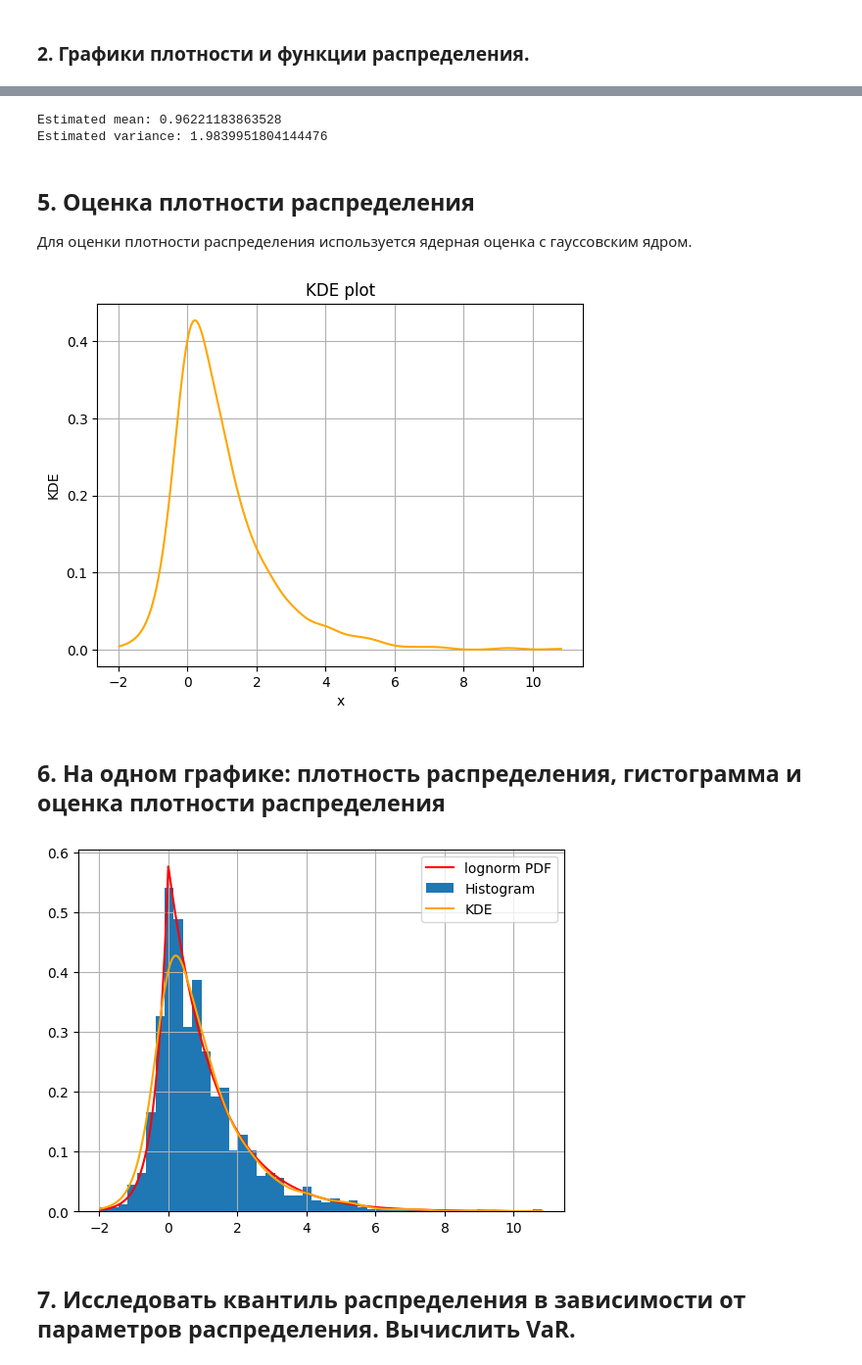
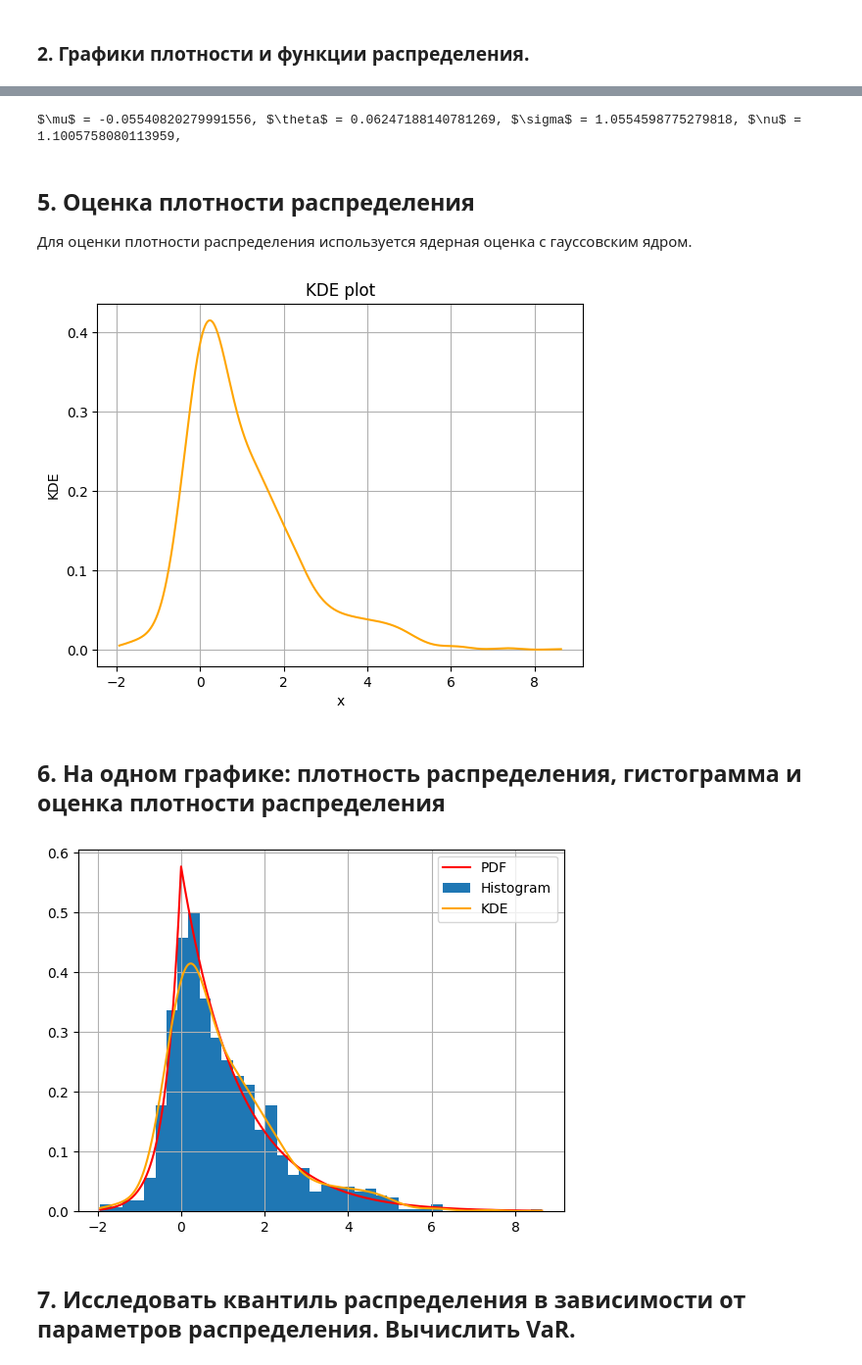
Before and after one commit to Klimentij-Kvl/famcs-archive, a Jupyter notebook: 3-year/Statistical Analysis of Time Series/lab2_kovalevskij.ipynb, the cells around one changed output, grey strips where cells are left out. Shown at 98% size. Cells and saved outputs as stored; diff of their text form; code cells hidden in the pictures.

```diff
--- a/3-year/Statistical Analysis of Time Series/lab2_kovalevskij.ipynb
+++ b/3-year/Statistical Analysis of Time Series/lab2_kovalevskij.ipynb
@@ -23,11 +23,13 @@ from scipy import stats
 from scipy.integrate import quad
 
 MU: float = 0
-THETA: float = 1
+THETA: float = 0
 SIGMA: float = 1
 NU: float = 1
-MU_ARR: list[float] = [0, 1, 2]
-SIGMA_ARR: list[float] = [0.2, 1, 2]
+MU_ARR: list[float] = [-2, 0, 2]
+THETA_ARR: list[float] = [0, 1, 2]
+SIGMA_ARR: list[float] = [1, 2, 3]
+NU_ARR: list[float] = [0.5, 1, 1.5]
 # %% [markdown]
 Класс для работы с логнормальным распределением: заданные плотность распределения, функция распределения и алгоритм, используемый для генерации случайных величин из распределения Variance Gamma.
 # %%
@@ -149,0 +187,25 @@ plt.show()
+# %%
+
+x: np.ndarray = np.linspace(-10, 10, 1000)
+
+for i in NU_ARR:
+    distr = VarianceGamma(MU, THETA, SIGMA, i)
+    y = distr.pdf(x)
+    plt.plot(x, y, label=rf"$\nu$={i}")
+plt.xlabel("x")
+plt.ylabel("Probability density")
+plt.title("Variance Gamma distribution PDF")
+plt.grid(True)
+plt.legend()
+plt.show()
+
+for i in NU_ARR:
+    distr = VarianceGamma(MU, THETA, SIGMA, i)
+    y = distr.cdf(x)
+    plt.plot(x, y, label=rf"$\nu$={i}")
+plt.xlabel("x")
+plt.ylabel("Cumulative function")
+plt.title("Variance Gamma distribution CDF")
+plt.grid(True)
+plt.legend()
+plt.show()
@@ -159,10 +228,3 @@ plt.show()
 distr = VarianceGamma(MU, THETA, SIGMA, NU)
 
 sample = distr.rvs(1000)
-
-x = np.linspace(min(sample), max(sample), 1000)
-y = [distr.pdf(i) for i in x]
-
-y_cdf = distr.cdf(x)
-ks_stat, ks_p_value = stats.kstest(sample, distr.cdf)
-print(f"Kolmogorov-Smirnov test: statistic={ks_stat}, p-value={ks_p_value}")
@@ -175,9 +240,30 @@ Kolmogorov-Smirnov test: statistic=0.014659196466311308, p-value=0.9805383378535
 # %%
-print(f"Estimated mean: {np.mean(sample)}")
-print(f"Estimated variance: {np.var(sample)}")
+from scipy.optimize import fsolve
+from scipy.optimize import minimize
+
+def moments_method(sample: np.ndarray):
+    sample_np = np.asarray(sample)
+    m1 = np.mean(sample_np)
+    m2 = np.mean((sample_np - m1)**2)
+    m3 = np.mean((sample_np - m1)**3)
+    m4 = np.mean((sample_np - m1)**4)
+
+    def system(vars):
+        mu, theta, sigma, nu = vars
+        eq1 = -m1 + mu + theta
+        eq2 = -m2 + sigma ** 2 + theta ** 2 * nu
+        eq3 = -m3 + theta * nu * (2 * theta ** 2 * nu + 3 * sigma ** 2)
+        eq4 = -m4 + 3*sigma**4*(1+nu) + 6*theta**2 * sigma**2 * nu * (1+2*nu) + 3*theta**4 * nu**2 * (1+2*nu)
+        return [eq1, eq2, eq3, eq4]
+
+    root = fsolve(system, [0, 0, 1, 1])
+
+    return {"mu": root[0], "theta": root[1], "sigma": root[2], "nu": root[3]}
+
+moments = moments_method(sample)
+print(rf"$\mu$ = {moments["mu"]}, $\theta$ = {moments["theta"]}, $\sigma$ = {moments["sigma"]}, $\nu$ = {moments["nu"]}, ")
 # %% [output]
-Estimated mean: 0.96221183863528
-Estimated variance: 1.9839951804144476
+$\mu$ = -0.05540820279991556, $\theta$ = 0.06247188140781269, $\sigma$ = 1.0554598775279818, $\nu$ = 1.1005758080113959,
 # %% [markdown]
 ## 5. Оценка плотности распределения
 
@@ -193,24 +279,24 @@ plt.title("KDE plot")
 plt.grid()
 plt.show()
 # %% [output]
-[figure, old version]
+[figure, new version]
 # %% [markdown]
 ## 6. На одном графике: плотность распределения, гистограмма и оценка плотности распределения
 # %%
 x = np.linspace(min(sample), max(sample), 1000)
 pdf = distr.pdf(x)
 
 num_bins = math.trunc(max(sample) - min(sample)) * 4
 
-plt.plot(x, pdf, color="red", label="lognorm PDF")
+plt.plot(x, pdf, color="red", label="PDF")
 plt.hist(sample, bins=num_bins, density=True, label="Histogram")
 plt.plot(x, density, color="orange", label="KDE")
 
 plt.grid()
 plt.legend()
 plt.show()
 # %% [output]
-[figure, old version]
+[figure, new version]
 # %% [markdown]
 ## 7. Исследовать квантиль распределения в зависимости от параметров распределения. Вычислить VaR.
 # %% [markdown]
```
Also changed, not shown: parts of 16 cells of this notebook.
